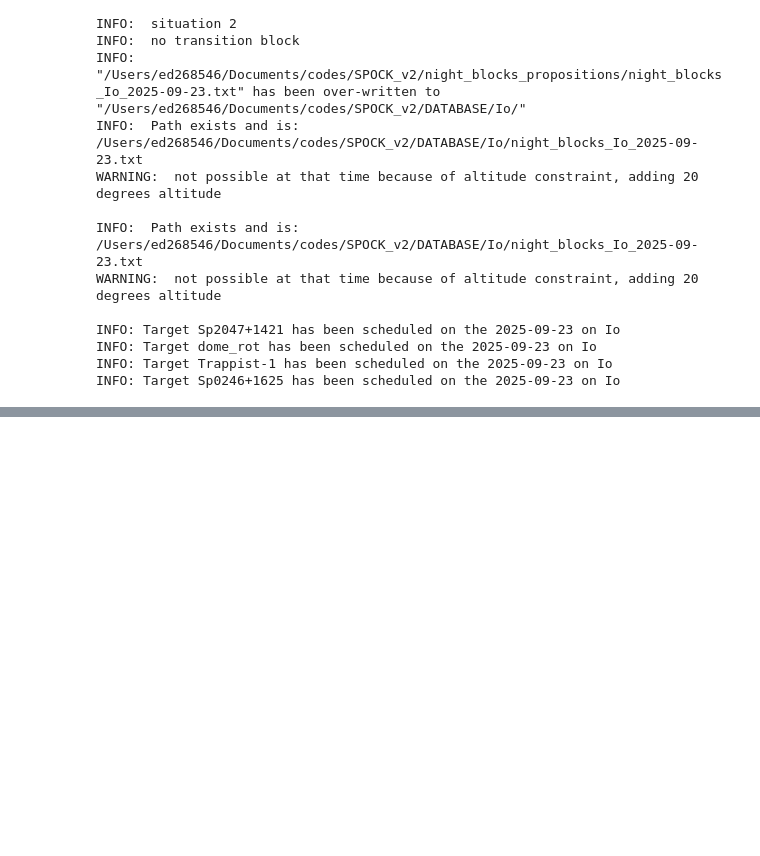
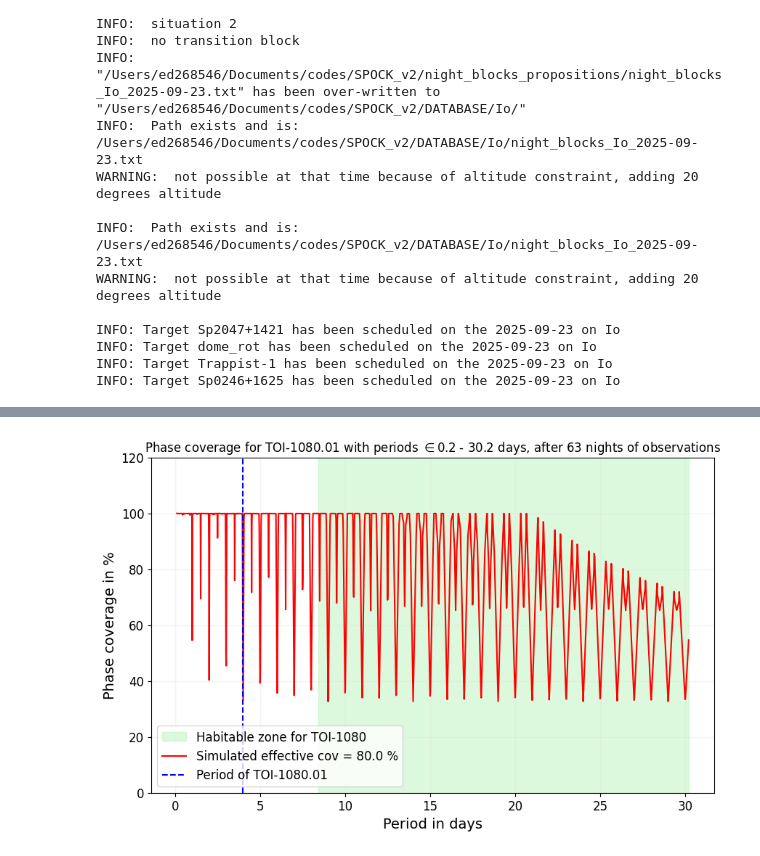
Before and after one commit to szunigaf/SPOCK_v2, a Jupyter notebook: notebook_tests.ipynb, the cells around one changed output, grey strips where cells are left out. Saved outputs shown, nothing was run; the diff lists cells and outputs as text; code cells hidden in the pictures; blank space fills up the shorter version.

```diff
--- a/notebook_tests.ipynb
+++ b/notebook_tests.ipynb
@@ -226,0 +415,45 @@ INFO: Target Sp0246+1625 has been scheduled on the 2025-09-23 on Io
+# %%
+length = 8/24 # the length (in hours) of a single observation
+days = 63 # the number of observations
+exposure = 10/60/24 # exposure of an observation
+
+# we observe `length` hours every day for `days` days
+times_simu = np.hstack([np.arange(0, length, exposure) + i for i in np.arange(days)])
+
+pouterHZ = 30.203750392  # days
+periods_simu = np.linspace(0.1, pouterHZ, 2000) # in days
+covered_simu = nightshift_coverage(times_simu, periods_simu)
+mean_covered_simu = np.mean(covered_simu) * 100
+
+fig, ax = plt.subplots(1, figsize=(10, 6))
+
+
+ax.fill_betweenx(y=[0, 120], x1=8.4356515423, x2=30.203750392, color='lightgreen', alpha=0.3, label='Habitable zone for TOI-1080')
+plt.plot(periods_simu, covered_simu*100, c='r', label='Simulated effective cov = ' + str(round(mean_covered_simu, 1)) + ' %')
+plt.vlines(planetperiod,0,120, colors='blue', linestyles='dashed', label='Period of TOI-1080.01')
+
+plt.ylim(0, 120)
+plt.ylabel('Phase coverage in %',fontsize=14)
+plt.xlabel('Period in days',fontsize=14)
+plt.legend(fontsize=12)
+ax.tick_params(axis="y", labelsize=12, labelcolor="k")
+ax.tick_params(axis='x', labelsize=12,labelcolor='k')
+plt.grid(color='gainsboro', linestyle='-', linewidth=1, alpha=0.3)
+plt.title(r'Phase coverage for ' + target + r' with periods $\in$' + str(pmin) + ' - ' + str(round(pouterHZ,2)) + ' days, after {} nights of observations'.format(days))
+plt.savefig('phase_coverage_TOI-1080_HZ_simu_coverage.png', dpi=300)
+plt.show()
+
+
+# # exposure time vs dates
+# if len(dates) > 10:
+#     plt.figure(figsize=(int(len(dates) / 4), 4))
+# else:
+#     plt.figure(figsize=(8, 7))
+# plt.plot(dates, exposures, 'H', color='goldenrod', alpha=0.8)
+# plt.ylim(min(exposures) - 1, max(exposures) + 1)
+# plt.ylabel('Exposure time (seconds)')
+# plt.xticks(rotation=60)
+# plt.xlabel('Dates', )
+# plt.show()
+# %% [output]
+[figure, added]
```
Also changed, not shown: parts of 5 cells of this notebook, 7 other files.
